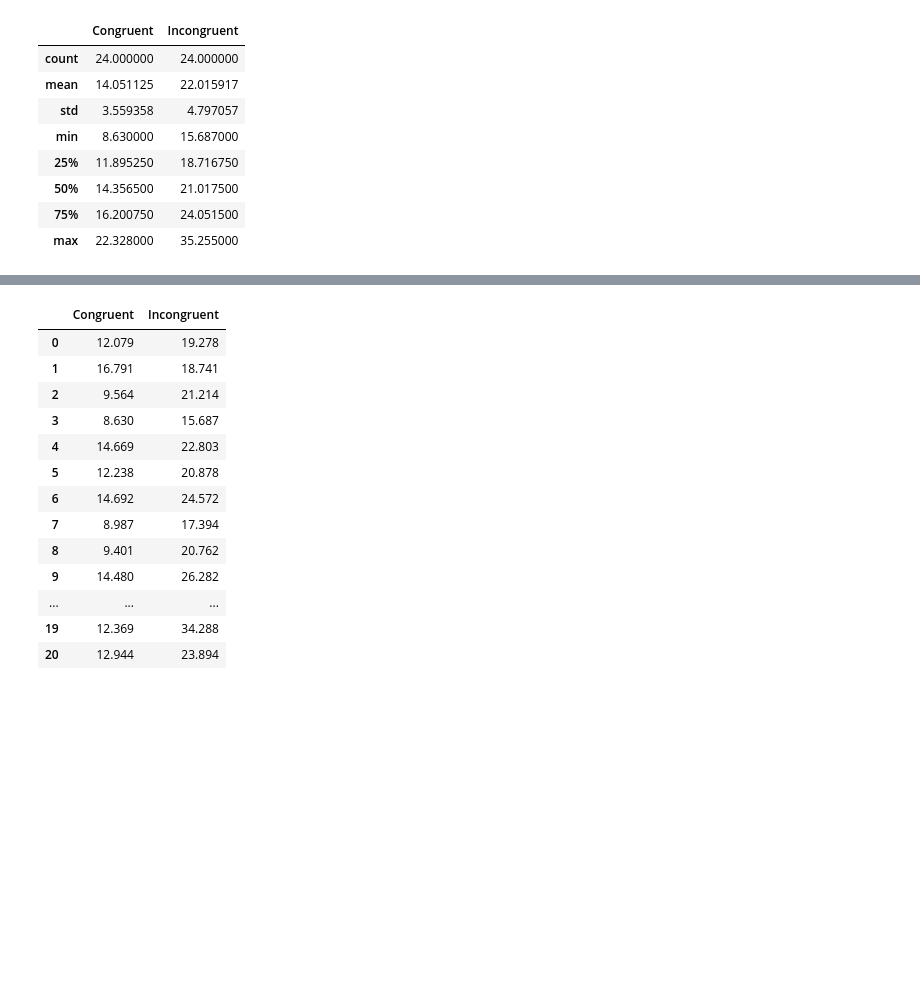
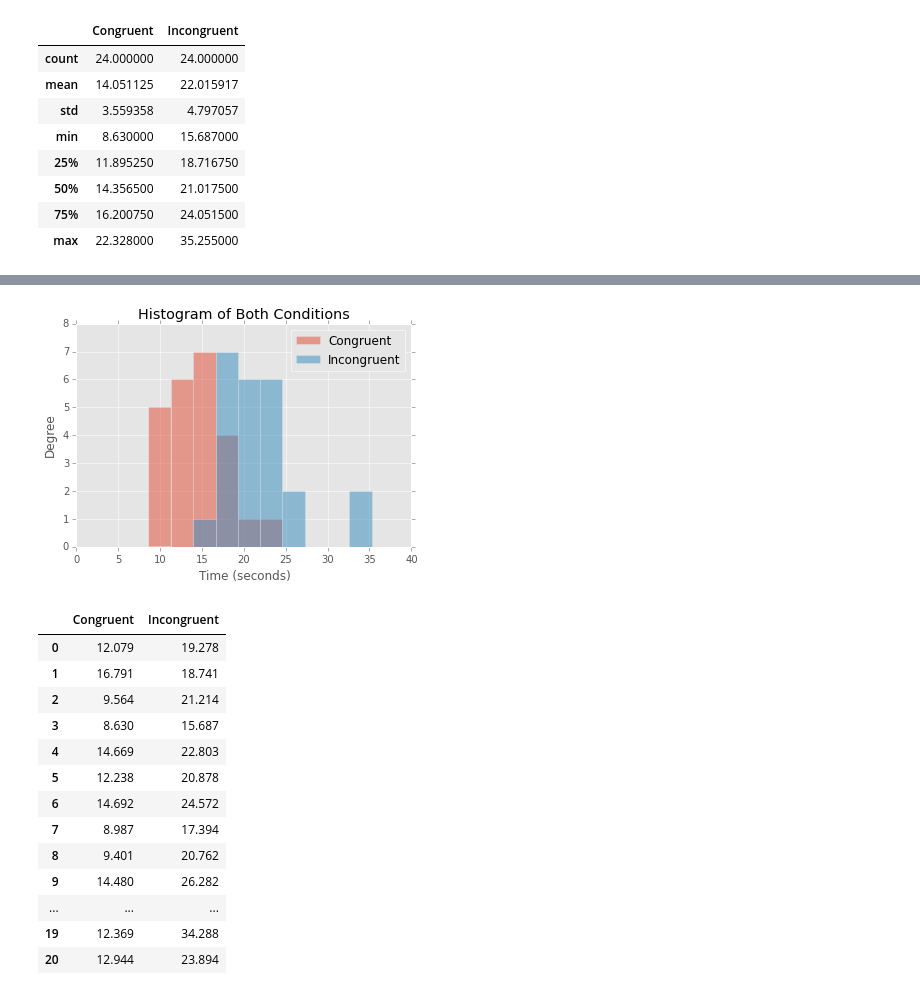
Before and after one commit to thrabchak/Udacity-Data-Analysis, a Jupyter notebook: P1 Stroop Effect/Data_Analyst_ND_Project1.ipynb, the cells around one changed output, grey strips where cells are left out. Cells and saved outputs as stored; diff of their text form; code cells hidden in the pictures; blank space fills up the shorter version.

```diff
--- a/P1 Stroop Effect/Data_Analyst_ND_Project1.ipynb
+++ b/P1 Stroop Effect/Data_Analyst_ND_Project1.ipynb
@@ -120,3 +107,13 @@ dataFrame.plot(kind='hist', alpha=0.5)
+# %%
+# Histogram of Both Conditions
+title = 'Histogram of Both Conditions'
+kind = 'hist'
+alpha = 0.5
+plot = dataFrame.plot(title=title, kind=kind, alpha=alpha)
+xLabel = plt.xlabel('Time (seconds)')
+window = plt.axis([0,40,0,8])
+# %% [output]
+[figure, added]
 # %%
 # Display DataFrame generated from csv
 dataFrame
```
Also changed, not shown: parts of 9 cells of this notebook.
